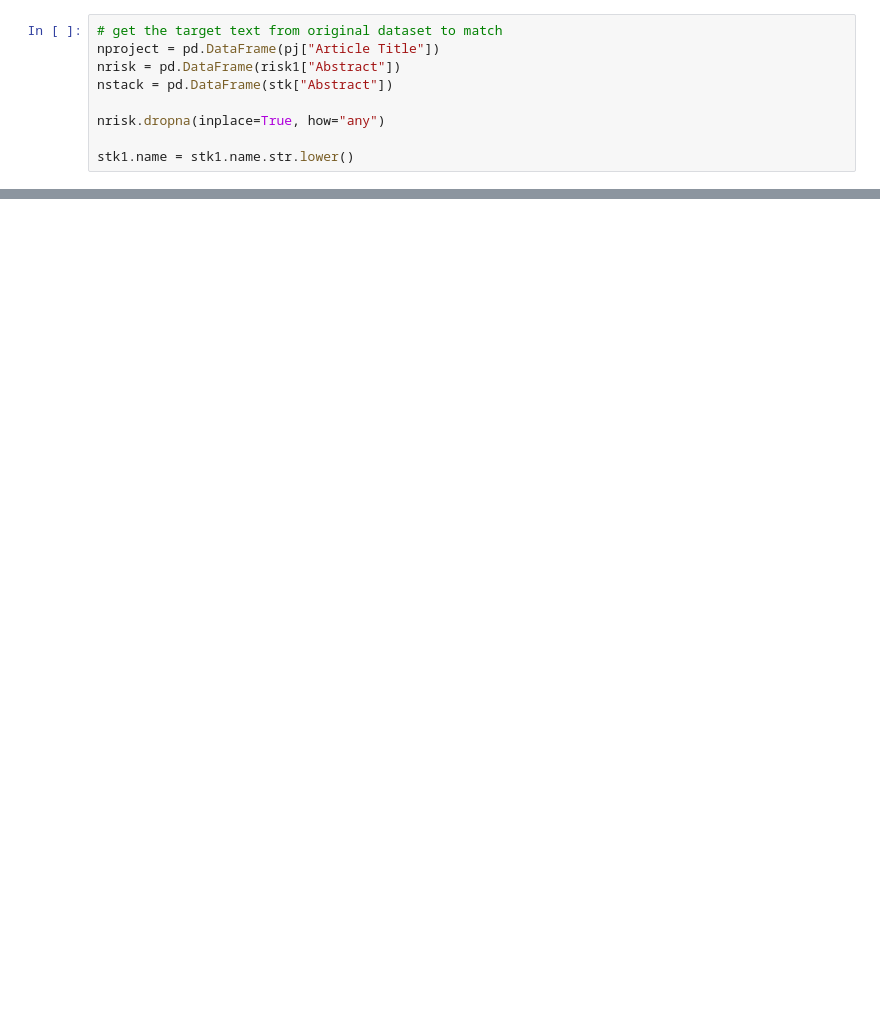
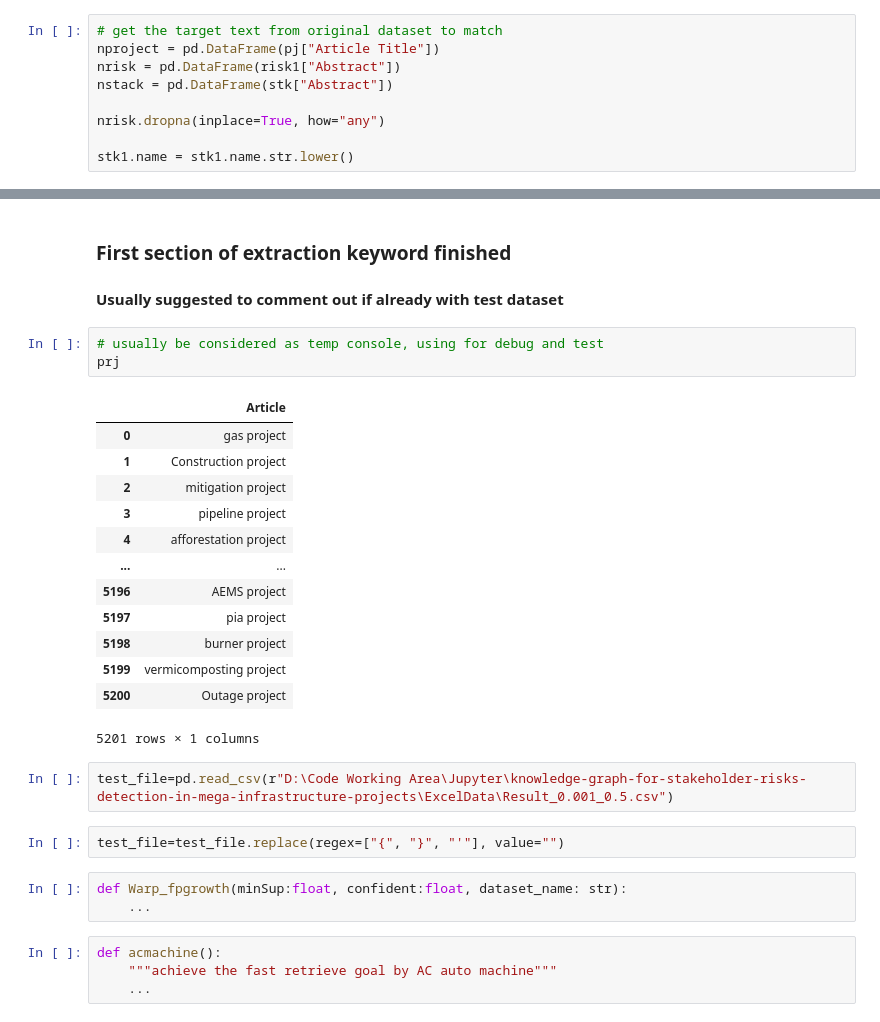
Before and after one commit to sinomark123/knowledge-graph-for-stakeholder-risks-detection-in-mega-infrastructure-projects, a Jupyter notebook: NPL -- BRE/Object Three.ipynb, the cells around one changed output, grey strips where cells are left out. Cells and saved outputs as stored; diff of their text form; blank space fills up the shorter version.

Commit message:
large dataset immigration

```diff
--- a/NPL -- BRE/Object Three.ipynb
+++ b/NPL -- BRE/Object Three.ipynb
@@ -119,0 +114,31 @@ tempres[tempres["word type"]=="NNP"].to_excel(pathprefix+"\\words_type.xlsx", sh
+# %% [markdown]
+### First section of extraction keyword finished
+#### Usually suggested to comment out if already with test dataset
+# %%
+# usually be considered as temp console, using for debug and test
+prj
+# %% [output]
+|  | Article |
+| 0 | gas project |
+| 1 | Construction project |
+| 2 | mitigation project |
+| 3 | pipeline project |
+| 4 | afforestation project |
+| ... | ... |
+| 5196 | AEMS project |
+| 5197 | pia project |
+| 5198 | burner project |
+| 5199 | vermicomposting project |
+| 5200 | Outage project |
+5201 rows × 1 columns
+# %%
+test_file=pd.read_csv(r"D:\Code Working Area\Jupyter\knowledge-graph-for-stakeholder-risks-detection-in-mega-infrastructure-projects\ExcelData\Result_0.001_0.5.csv")
+# %%
+test_file=test_file.replace(regex=["{", "}", "'"], value="")
+# %%
+def Warp_fpgrowth(minSup:float, confident:float, dataset_name: str):
+    ...
+# %%
+def acmachine():
+    """achieve the fast retrieve goal by AC auto machine"""
+    ...
```
Also changed, not shown: parts of 33 cells of this notebook, 7 other files.
